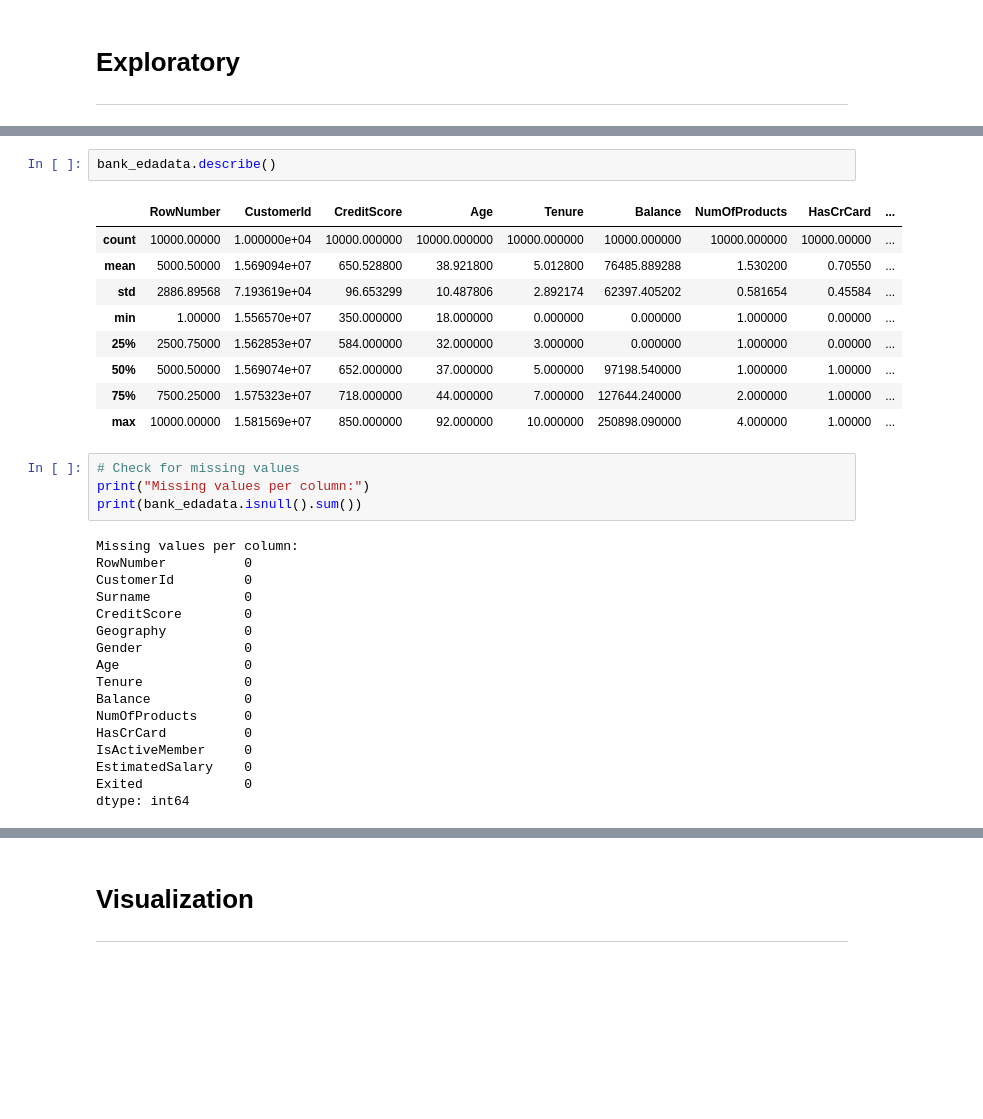
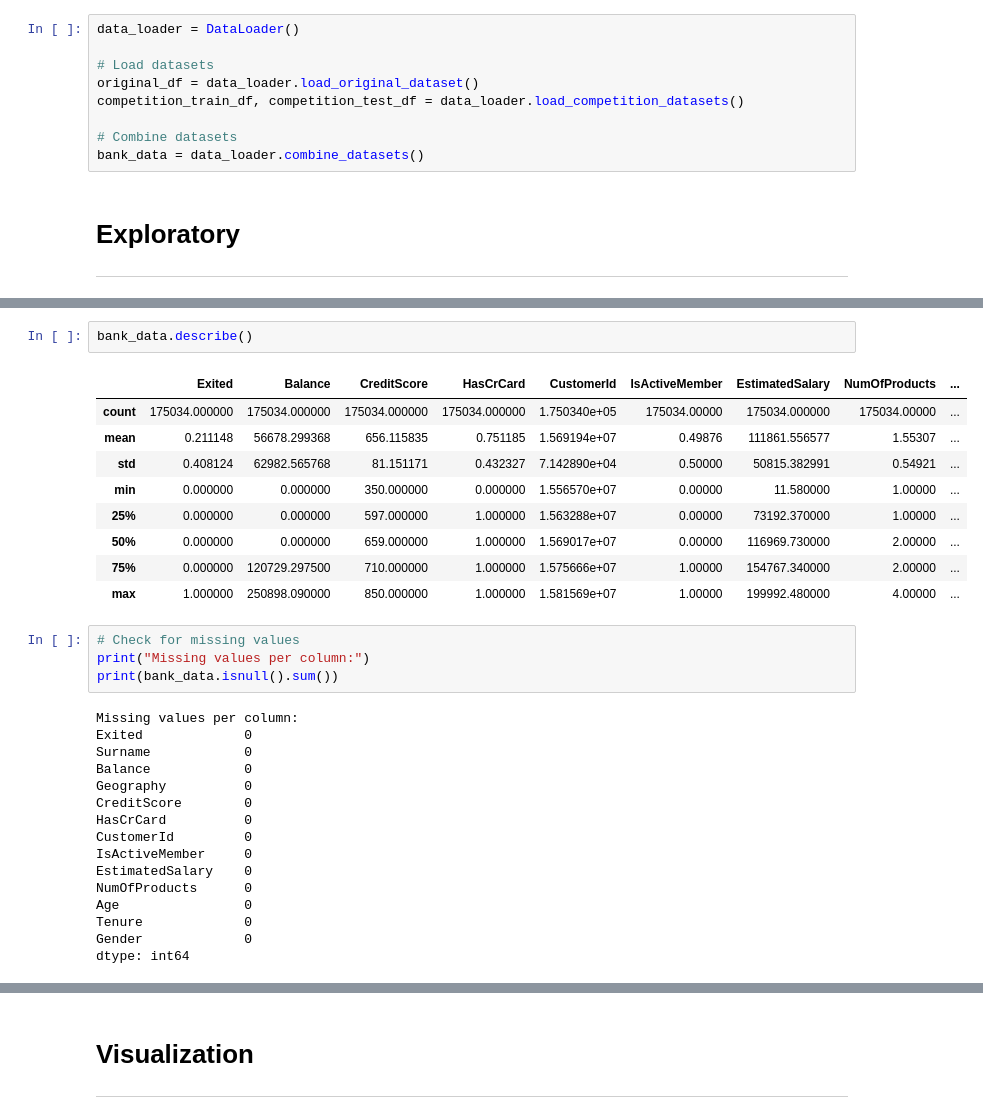
Before and after one commit to phiyenng/Bank-Customers-Churn-Prediction, a Jupyter notebook: notebooks/01_eda.ipynb, the cells around one changed output, grey strips where cells are left out. Drawn from its saved outputs; the diff is of its cells as text; blank space fills up the shorter version.

```diff
--- a/notebooks/01_eda.ipynb
+++ b/notebooks/01_eda.ipynb
@@ -135,3 +30,12 @@ dtype: object
+# %%
+data_loader = DataLoader()
+
+# Load datasets
+original_df = data_loader.load_original_dataset()
+competition_train_df, competition_test_df = data_loader.load_competition_datasets()
+
+# Combine datasets
+bank_data = data_loader.combine_datasets()
 # %% [markdown]
 # **Exploratory**
 ---
@@ -295,35 +42,34 @@ memory usage: 1.1+ MB
 # %%
-bank_edadata.describe()
+bank_data.describe()
 # %% [output]
-|  | RowNumber | CustomerId | CreditScore | Age | Tenure | Balance | NumOfProducts | HasCrCard | ... |
-| count | 10000.00000 | 1.000000e+04 | 10000.000000 | 10000.000000 | 10000.000000 | 10000.000000 | 10000.000000 | 10000.00000 | ... |
-| mean | 5000.50000 | 1.569094e+07 | 650.528800 | 38.921800 | 5.012800 | 76485.889288 | 1.530200 | 0.70550 | ... |
-| std | 2886.89568 | 7.193619e+04 | 96.653299 | 10.487806 | 2.892174 | 62397.405202 | 0.581654 | 0.45584 | ... |
-| min | 1.00000 | 1.556570e+07 | 350.000000 | 18.000000 | 0.000000 | 0.000000 | 1.000000 | 0.00000 | ... |
-| 25% | 2500.75000 | 1.562853e+07 | 584.000000 | 32.000000 | 3.000000 | 0.000000 | 1.000000 | 0.00000 | ... |
-| 50% | 5000.50000 | 1.569074e+07 | 652.000000 | 37.000000 | 5.000000 | 97198.540000 | 1.000000 | 1.00000 | ... |
-| 75% | 7500.25000 | 1.575323e+07 | 718.000000 | 44.000000 | 7.000000 | 127644.240000 | 2.000000 | 1.00000 | ... |
-| max | 10000.00000 | 1.581569e+07 | 850.000000 | 92.000000 | 10.000000 | 250898.090000 | 4.000000 | 1.00000 | ... |
+|  | Exited | Balance | CreditScore | HasCrCard | CustomerId | IsActiveMember | EstimatedSalary | NumOfProducts | ... |
+| count | 175034.000000 | 175034.000000 | 175034.000000 | 175034.000000 | 1.750340e+05 | 175034.00000 | 175034.000000 | 175034.00000 | ... |
+| mean | 0.211148 | 56678.299368 | 656.115835 | 0.751185 | 1.569194e+07 | 0.49876 | 111861.556577 | 1.55307 | ... |
+| std | 0.408124 | 62982.565768 | 81.151171 | 0.432327 | 7.142890e+04 | 0.50000 | 50815.382991 | 0.54921 | ... |
+| min | 0.000000 | 0.000000 | 350.000000 | 0.000000 | 1.556570e+07 | 0.00000 | 11.580000 | 1.00000 | ... |
+| 25% | 0.000000 | 0.000000 | 597.000000 | 1.000000 | 1.563288e+07 | 0.00000 | 73192.370000 | 1.00000 | ... |
+| 50% | 0.000000 | 0.000000 | 659.000000 | 1.000000 | 1.569017e+07 | 0.00000 | 116969.730000 | 2.00000 | ... |
+| 75% | 0.000000 | 120729.297500 | 710.000000 | 1.000000 | 1.575666e+07 | 1.00000 | 154767.340000 | 2.00000 | ... |
+| max | 1.000000 | 250898.090000 | 850.000000 | 1.000000 | 1.581569e+07 | 1.00000 | 199992.480000 | 4.00000 | ... |
 # %%
 # Check for missing values
 print("Missing values per column:")
-print(bank_edadata.isnull().sum())
+print(bank_data.isnull().sum())
 # %% [output]
 Missing values per column:
-RowNumber          0
+Exited             0
+Surname            0
+Balance            0
+Geography          0
+CreditScore        0
+HasCrCard          0
 CustomerId         0
-Surname            0
-CreditScore        0
-Geography          0
-Gender             0
+IsActiveMember     0
+EstimatedSalary    0
+NumOfProducts      0
 Age                0
 Tenure             0
-Balance            0
-NumOfProducts      0
-HasCrCard          0
-IsActiveMember     0
-EstimatedSalary    0
-Exited             0
+Gender             0
 dtype: int64
 # %%
 # Check for duplicated values
```
Also changed, not shown: parts of 27 cells of this notebook, 4 other files.
